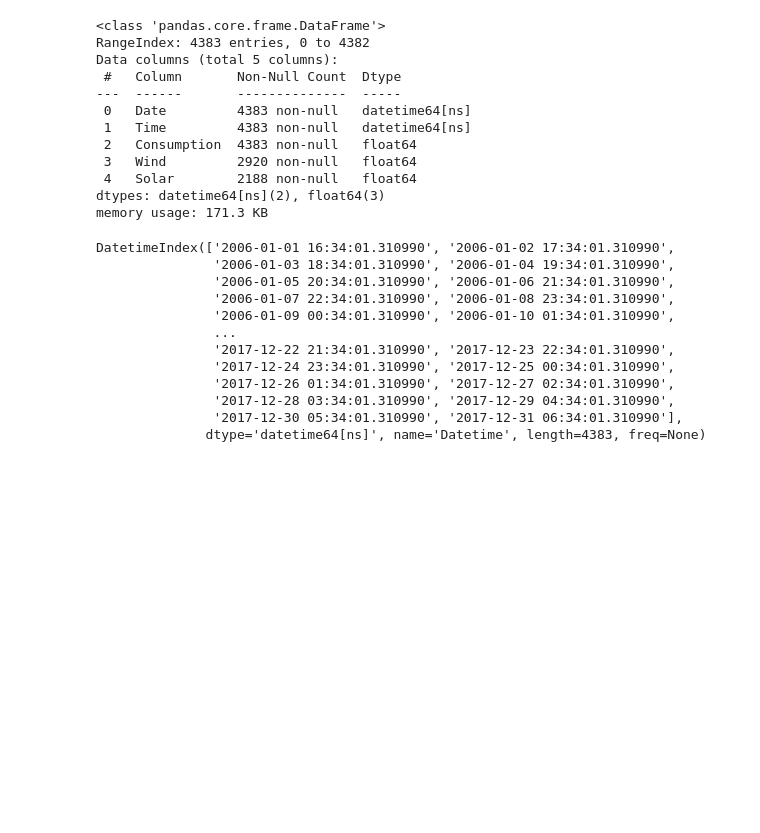
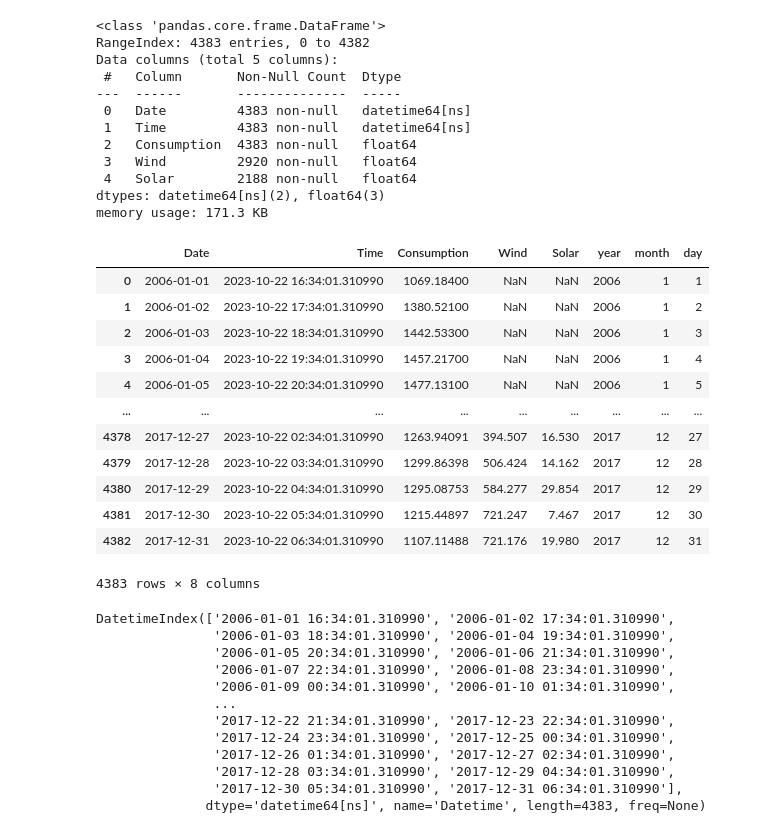
Before and after one commit to alfonso-santos/Intro-Python-Finanzas-2023, a Jupyter notebook: 5_series_temporales/5_2_indexación_rangos.ipynb, the cells around one changed output. Saved outputs shown, nothing was run; the diff lists cells and outputs as text; code cells hidden in the pictures; blank space fills up the shorter version.

```diff
--- a/5_series_temporales/5_2_indexación_rangos.ipynb
+++ b/5_series_temporales/5_2_indexación_rangos.ipynb
@@ -83,6 +83,22 @@ power_data['year'] = power_data.Date.dt.year
 power_data['month'] = power_data.Date.dt.month
 # Day
 power_data['day'] = power_data.Date.dt.day
+# %%
+power_data
+# %% [output]
+|  | Date | Time | Consumption | Wind | Solar | year | month | day |
+| 0 | 2006-01-01 | 2023-10-22 16:34:01.310990 | 1069.18400 | NaN | NaN | 2006 | 1 | 1 |
+| 1 | 2006-01-02 | 2023-10-22 17:34:01.310990 | 1380.52100 | NaN | NaN | 2006 | 1 | 2 |
+| 2 | 2006-01-03 | 2023-10-22 18:34:01.310990 | 1442.53300 | NaN | NaN | 2006 | 1 | 3 |
+| 3 | 2006-01-04 | 2023-10-22 19:34:01.310990 | 1457.21700 | NaN | NaN | 2006 | 1 | 4 |
+| 4 | 2006-01-05 | 2023-10-22 20:34:01.310990 | 1477.13100 | NaN | NaN | 2006 | 1 | 5 |
+| ... | ... | ... | ... | ... | ... | ... | ... | ... |
+| 4378 | 2017-12-27 | 2023-10-22 02:34:01.310990 | 1263.94091 | 394.507 | 16.530 | 2017 | 12 | 27 |
+| 4379 | 2017-12-28 | 2023-10-22 03:34:01.310990 | 1299.86398 | 506.424 | 14.162 | 2017 | 12 | 28 |
+| 4380 | 2017-12-29 | 2023-10-22 04:34:01.310990 | 1295.08753 | 584.277 | 29.854 | 2017 | 12 | 29 |
+| 4381 | 2017-12-30 | 2023-10-22 05:34:01.310990 | 1215.44897 | 721.247 | 7.467 | 2017 | 12 | 30 |
+| 4382 | 2017-12-31 | 2023-10-22 06:34:01.310990 | 1107.11488 | 721.176 | 19.980 | 2017 | 12 | 31 |
+4383 rows × 8 columns
 # %%
 #para ejecutar en local
 #power_data = pd.read_csv("data/Power_consumption.csv")
```
Also changed, not shown: parts of 19 cells of this notebook.
